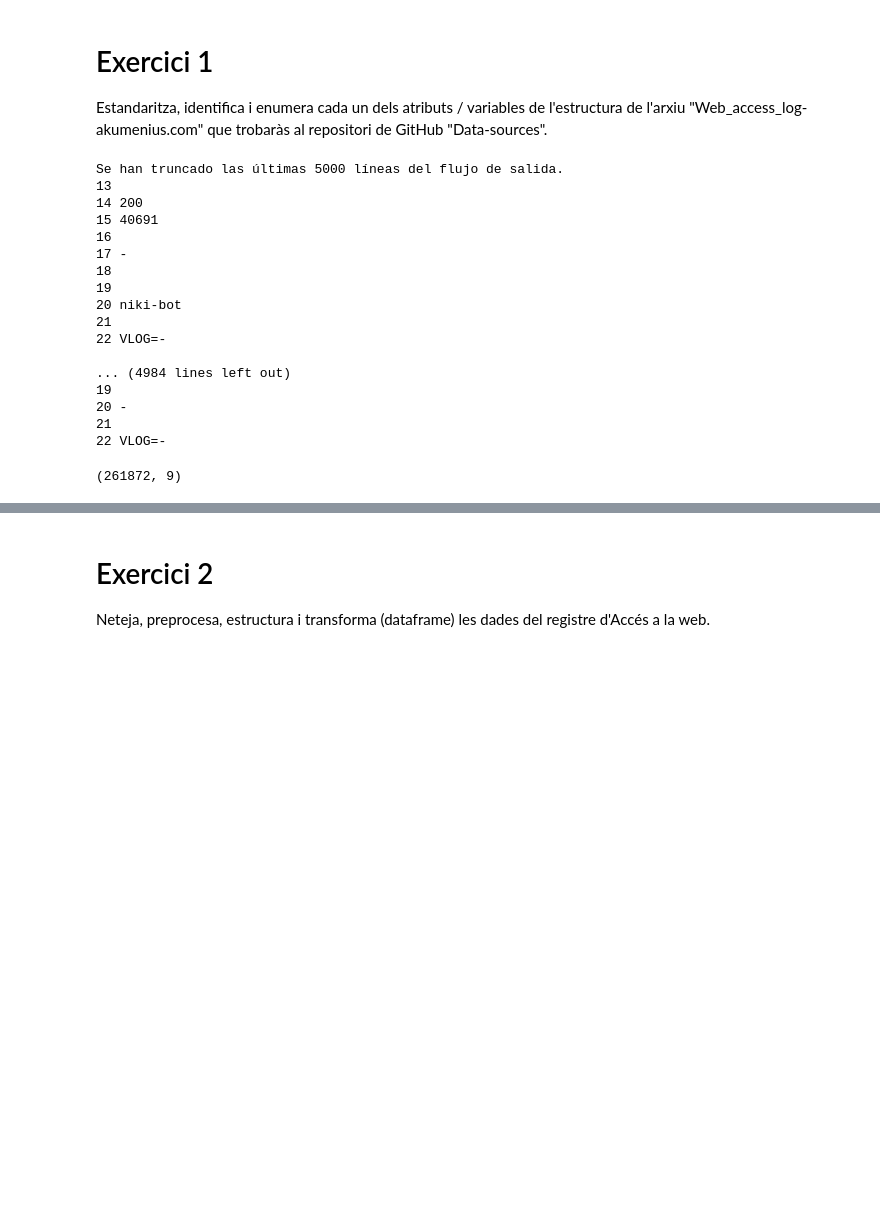
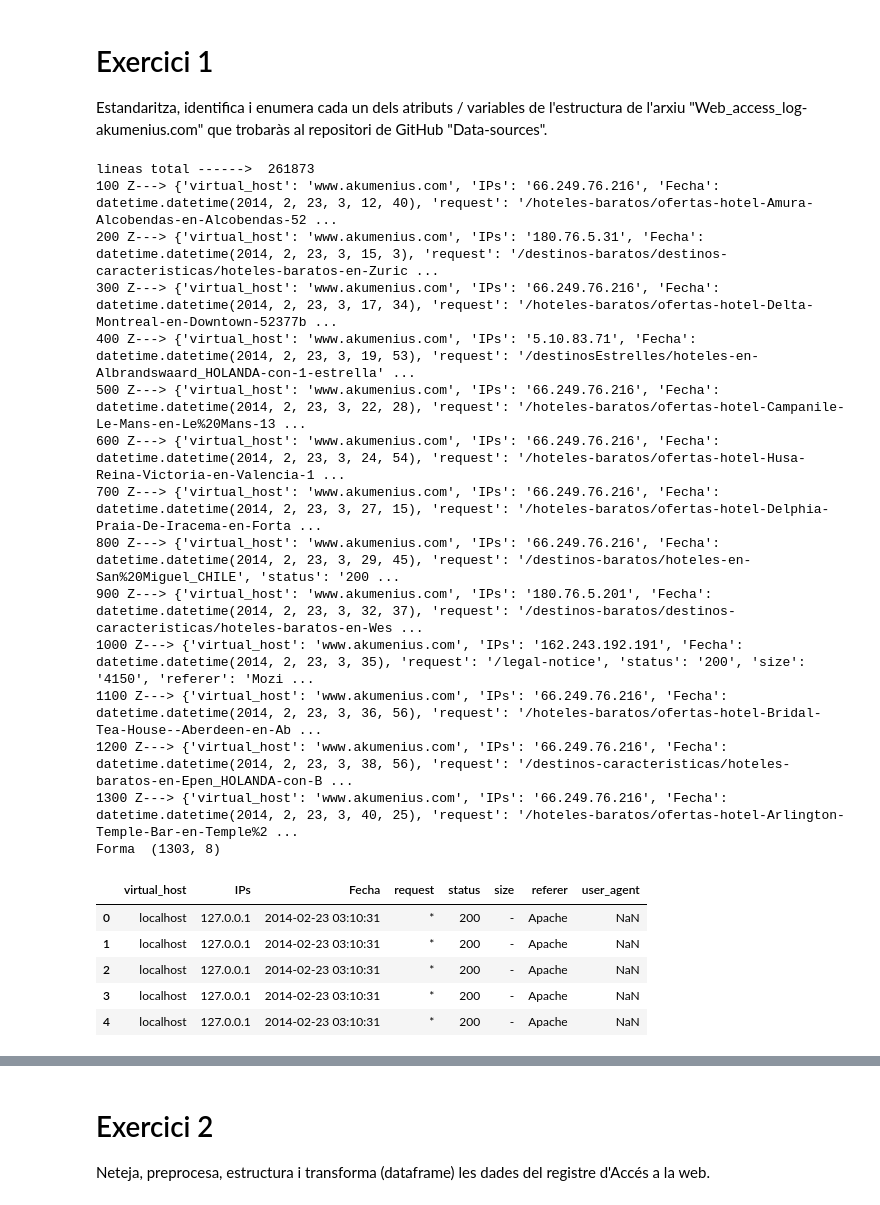
Before and after one commit to JMML2021/0401_Registre-de-logs, a Jupyter notebook: 0401_Registre-de-logs Rev C.ipynb, the cells around one changed output, grey strips where cells are left out. Saved outputs shown, nothing was run; the diff lists cells and outputs as text; code cells hidden in the pictures; blank space fills up the shorter version.

```diff
--- a/0401_Registre-de-logs Rev C.ipynb
+++ b/0401_Registre-de-logs Rev C.ipynb
@@ -118,8 +116,8 @@ def arregloFecha(x):
     return dt
 # %%
 import re
-ladoIzq=[]
-ladoDcha=[]
+#ladoIzq=[]
+#ladoDcha=[]
 texto=[]
 
 
@@ -131,6 +129,7 @@ print('lineas total ------> ', len(df1))
 
 #for s, textoLinea  in enumerate(df1):
 #  print('Hola', s, textoLinea)
+
 for s, textoLinea  in enumerate(df1):
   #if len(textoLinea) == 23:
     #print ('---', s, textoLinea)
@@ -143,59 +142,70 @@ for s, textoLinea  in enumerate(df1):
     #print(s, len(texto), '<---', textoLinea)
     #print( texto[5])
     #print('longitud', len(texto))
+
     if len(texto)> 25:
-      #print('hola')
+      #print(s, texto[1])
       nueva_fila = {'virtual_host': texto[0],
           'IPs': texto[1],
           'Fecha': arregloFecha(texto[5]),  # Lo tranformo en fecha
           'request': texto[11],
           'status': texto[14],
           'size': texto[15],
           'referer': texto[20]}
 
     else:
-      print (s,'MALO    long=',  len(texto), textoLinea)
+      #print (s,'MALO    long=',  len(texto), textoLinea)
       for p,q in enumerate(texto):
         print(p,q)
 
+    '''
     if len(texto)> 23:
           nueva_fila = {'user_agent': texto[23]}
     else:
       nueva_fila = {'user_agent': []}
 
     if len(texto)> 25:
       nueva_fila = {'Navegador': texto[25]}
     else:
       nueva_fila = {'Navegador': []}
+    '''
 
+    if s%100 ==0 :
+            print(s, 'Z--->', nueva_fila)
 
-    df_salida = df_salida.append(nueva_fila, ignore_index=True)
+    df_salida= df_salida.append(nueva_fila, ignore_index=True)
+    #df_salida=pd.DataFrame.from_dict(nueva_fila, orient='index')
   #if len(texto) <=23:
 
 
 
 # Guardo la informacion en drive
 path = ('/content/drive/MyDrive/01_COLAB/' +'direcionesIP.csv')
 df_salida.to_csv(path)
 #
 #df_salida.type
-df_salida.shape
+print('Forma ', df_salida.shape)
+
+df_salida.head()
 # %% [output]
-Se han truncado las últimas 5000 líneas del flujo de salida.
-13
-14 200
-15 40691
-16
-17 -
-18
-19
-20 niki-bot
-21
-22 VLOG=-
-
-... (4984 lines left out)
-19
-20 -
-21
-22 VLOG=-
+lineas total ------>  261873
+100 Z---> {'virtual_host': 'www.akumenius.com', 'IPs': '66.249.76.216', 'Fecha': datetime.datetime(2014, 2, 23, 3, 12, 40), 'request': '/hoteles-baratos/ofertas-hotel-Amura-Alcobendas-en-Alcobendas-52 ...
+200 Z---> {'virtual_host': 'www.akumenius.com', 'IPs': '180.76.5.31', 'Fecha': datetime.datetime(2014, 2, 23, 3, 15, 3), 'request': '/destinos-baratos/destinos-caracteristicas/hoteles-baratos-en-Zuric ...
+300 Z---> {'virtual_host': 'www.akumenius.com', 'IPs': '66.249.76.216', 'Fecha': datetime.datetime(2014, 2, 23, 3, 17, 34), 'request': '/hoteles-baratos/ofertas-hotel-Delta-Montreal-en-Downtown-52377b ...
+400 Z---> {'virtual_host': 'www.akumenius.com', 'IPs': '5.10.83.71', 'Fecha': datetime.datetime(2014, 2, 23, 3, 19, 53), 'request': '/destinosEstrelles/hoteles-en-Albrandswaard_HOLANDA-con-1-estrella' ...
+500 Z---> {'virtual_host': 'www.akumenius.com', 'IPs': '66.249.76.216', 'Fecha': datetime.datetime(2014, 2, 23, 3, 22, 28), 'request': '/hoteles-baratos/ofertas-hotel-Campanile-Le-Mans-en-Le%20Mans-13 ...
+600 Z---> {'virtual_host': 'www.akumenius.com', 'IPs': '66.249.76.216', 'Fecha': datetime.datetime(2014, 2, 23, 3, 24, 54), 'request': '/hoteles-baratos/ofertas-hotel-Husa-Reina-Victoria-en-Valencia-1 ...
+700 Z---> {'virtual_host': 'www.akumenius.com', 'IPs': '66.249.76.216', 'Fecha': datetime.datetime(2014, 2, 23, 3, 27, 15), 'request': '/hoteles-baratos/ofertas-hotel-Delphia-Praia-De-Iracema-en-Forta ...
+800 Z---> {'virtual_host': 'www.akumenius.com', 'IPs': '66.249.76.216', 'Fecha': datetime.datetime(2014, 2, 23, 3, 29, 45), 'request': '/destinos-baratos/hoteles-en-San%20Miguel_CHILE', 'status': '200 ...
+900 Z---> {'virtual_host': 'www.akumenius.com', 'IPs': '180.76.5.201', 'Fecha': datetime.datetime(2014, 2, 23, 3, 32, 37), 'request': '/destinos-baratos/destinos-caracteristicas/hoteles-baratos-en-Wes ...
+1000 Z---> {'virtual_host': 'www.akumenius.com', 'IPs': '162.243.192.191', 'Fecha': datetime.datetime(2014, 2, 23, 3, 35), 'request': '/legal-notice', 'status': '200', 'size': '4150', 'referer': 'Mozi ...
+1100 Z---> {'virtual_host': 'www.akumenius.com', 'IPs': '66.249.76.216', 'Fecha': datetime.datetime(2014, 2, 23, 3, 36, 56), 'request': '/hoteles-baratos/ofertas-hotel-Bridal-Tea-House--Aberdeen-en-Ab ...
+1200 Z---> {'virtual_host': 'www.akumenius.com', 'IPs': '66.249.76.216', 'Fecha': datetime.datetime(2014, 2, 23, 3, 38, 56), 'request': '/destinos-caracteristicas/hoteles-baratos-en-Epen_HOLANDA-con-B ...
+1300 Z---> {'virtual_host': 'www.akumenius.com', 'IPs': '66.249.76.216', 'Fecha': datetime.datetime(2014, 2, 23, 3, 40, 25), 'request': '/hoteles-baratos/ofertas-hotel-Arlington-Temple-Bar-en-Temple%2 ...
+Forma  (1303, 8)
-(261872, 9)
+|  | virtual_host | IPs | Fecha | request | status | size | referer | user_agent |
+| 0 | localhost | 127.0.0.1 | 2014-02-23 03:10:31 | * | 200 | - | Apache | NaN |
+| 1 | localhost | 127.0.0.1 | 2014-02-23 03:10:31 | * | 200 | - | Apache | NaN |
+| 2 | localhost | 127.0.0.1 | 2014-02-23 03:10:31 | * | 200 | - | Apache | NaN |
+| 3 | localhost | 127.0.0.1 | 2014-02-23 03:10:31 | * | 200 | - | Apache | NaN |
+| 4 | localhost | 127.0.0.1 | 2014-02-23 03:10:31 | * | 200 | - | Apache | NaN |
```
Also changed, not shown: parts of 7 cells of this notebook.
